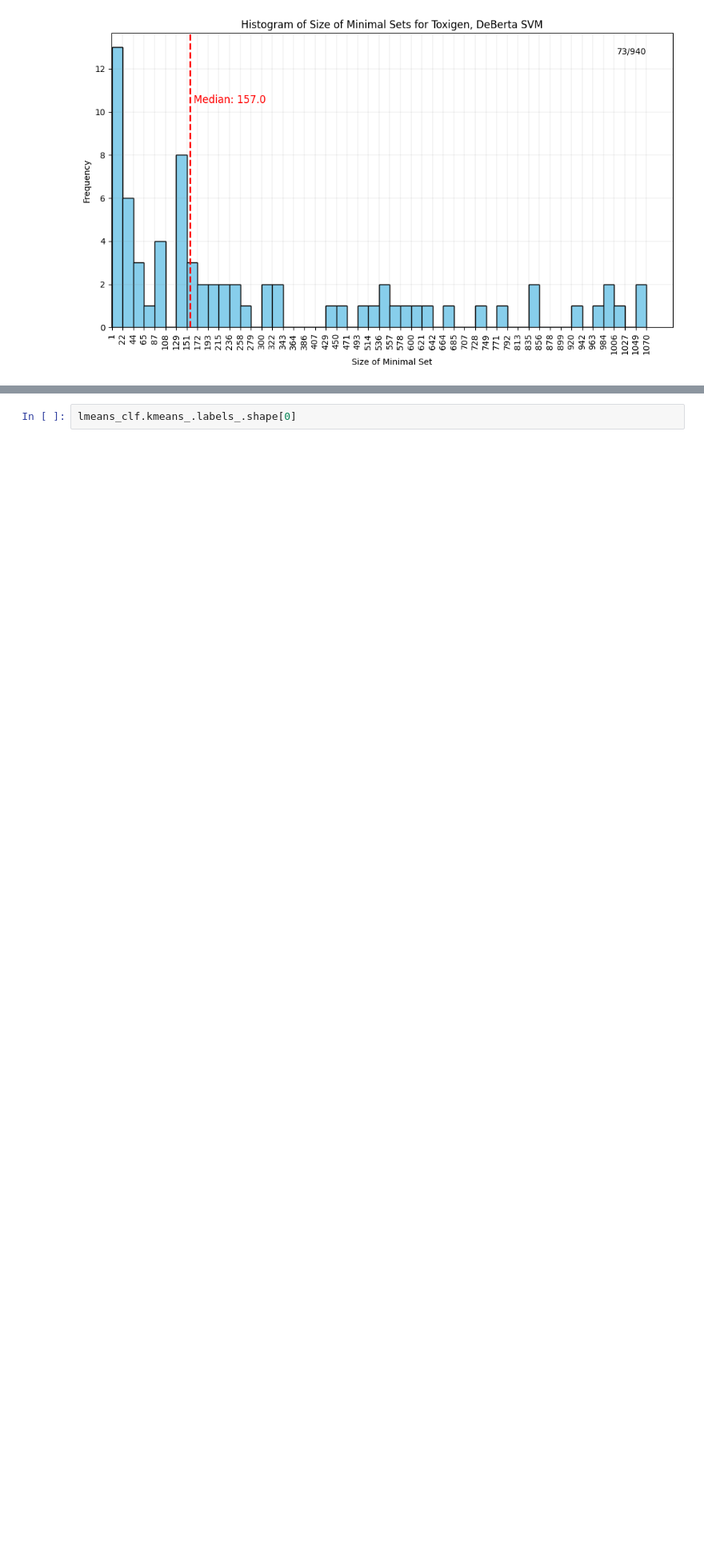
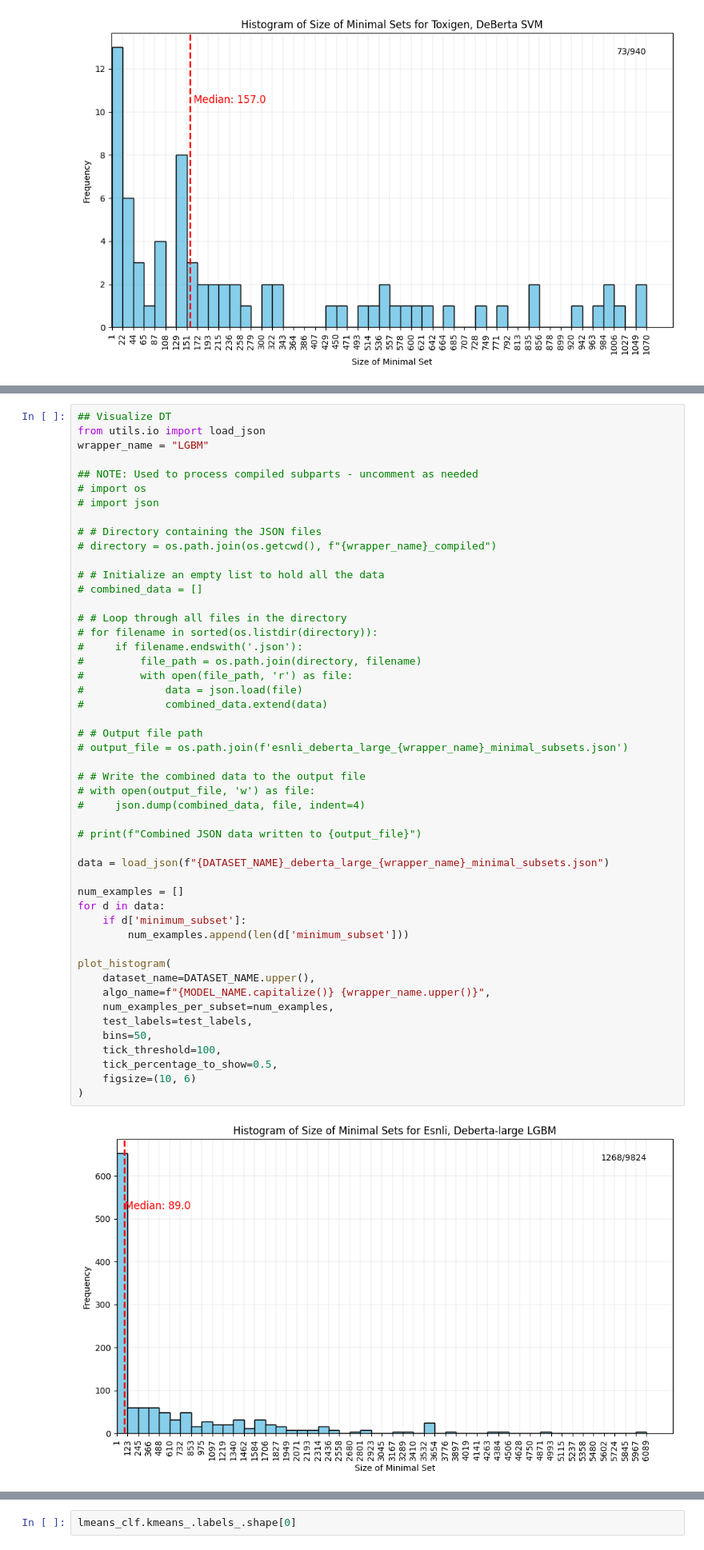
Before and after one commit to SamSoup/WrapperBox, a Jupyter notebook: MinimalSubsetToFlipPredictions/results/Visualize_esnli.ipynb, the cells around one changed output, grey strips where cells are left out. Shown at 80% size. Drawn from its saved outputs; the diff is of its cells as text; blank space fills up the shorter version.

Commit message:
Update esnli visualization + config for yang fast

```diff
--- a/MinimalSubsetToFlipPredictions/results/Visualize_esnli.ipynb
+++ b/MinimalSubsetToFlipPredictions/results/Visualize_esnli.ipynb
@@ -392,3 +366,54 @@ plot_histogram(
+# %%
+## Visualize DT
+from utils.io import load_json
+wrapper_name = "LGBM"
+
+## NOTE: Used to process compiled subparts - uncomment as needed
+# import os
+# import json
+
+# # Directory containing the JSON files
+# directory = os.path.join(os.getcwd(), f"{wrapper_name}_compiled")
+
+# # Initialize an empty list to hold all the data
+# combined_data = []
+
+# # Loop through all files in the directory
+# for filename in sorted(os.listdir(directory)):
+#     if filename.endswith('.json'):
+#         file_path = os.path.join(directory, filename)
+#         with open(file_path, 'r') as file:
+#             data = json.load(file)
+#             combined_data.extend(data)
+
+# # Output file path
+# output_file = os.path.join(f'esnli_deberta_large_{wrapper_name}_minimal_subsets.json')
+
+# # Write the combined data to the output file
+# with open(output_file, 'w') as file:
+#     json.dump(combined_data, file, indent=4)
+
+# print(f"Combined JSON data written to {output_file}")
+
+data = load_json(f"{DATASET_NAME}_deberta_large_{wrapper_name}_minimal_subsets.json")
+
+num_examples = []
+for d in data:
+    if d['minimum_subset']:
+        num_examples.append(len(d['minimum_subset']))
+
+plot_histogram(
+    dataset_name=DATASET_NAME.upper(),
+    algo_name=f"{MODEL_NAME.capitalize()} {wrapper_name.upper()}",
+    num_examples_per_subset=num_examples,
+    test_labels=test_labels,
+    bins=50,
+    tick_threshold=100,
+    tick_percentage_to_show=0.5,
+    figsize=(10, 6)
+)
+# %% [output]
+[figure, added]
 # %%
 ## Visualize LMeans
 from tabulate import tabulate
```
Also changed, not shown: parts of 2 cells of this notebook, 1 other file.
